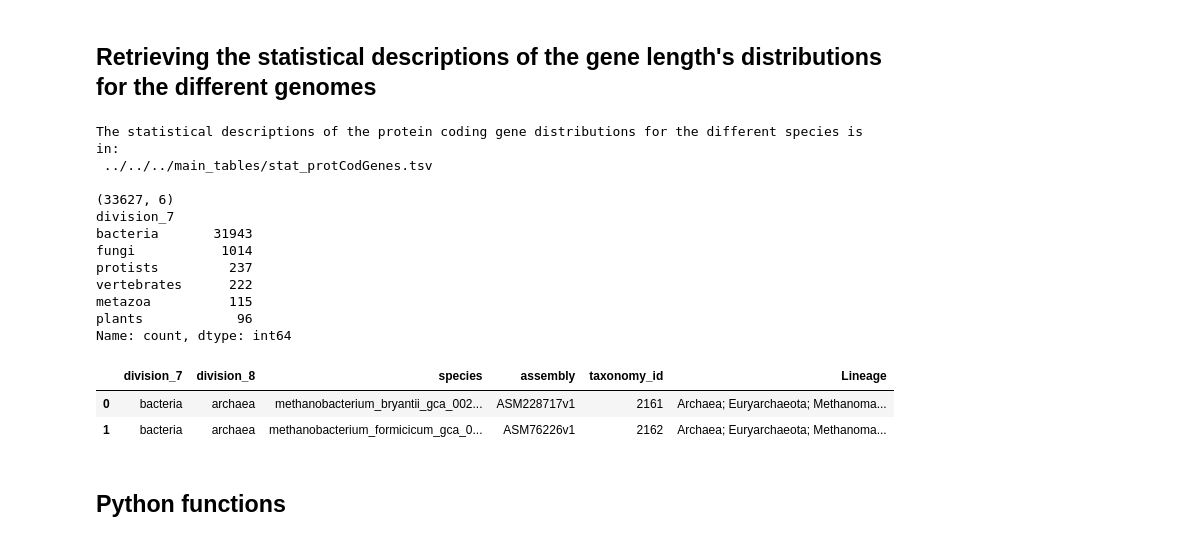
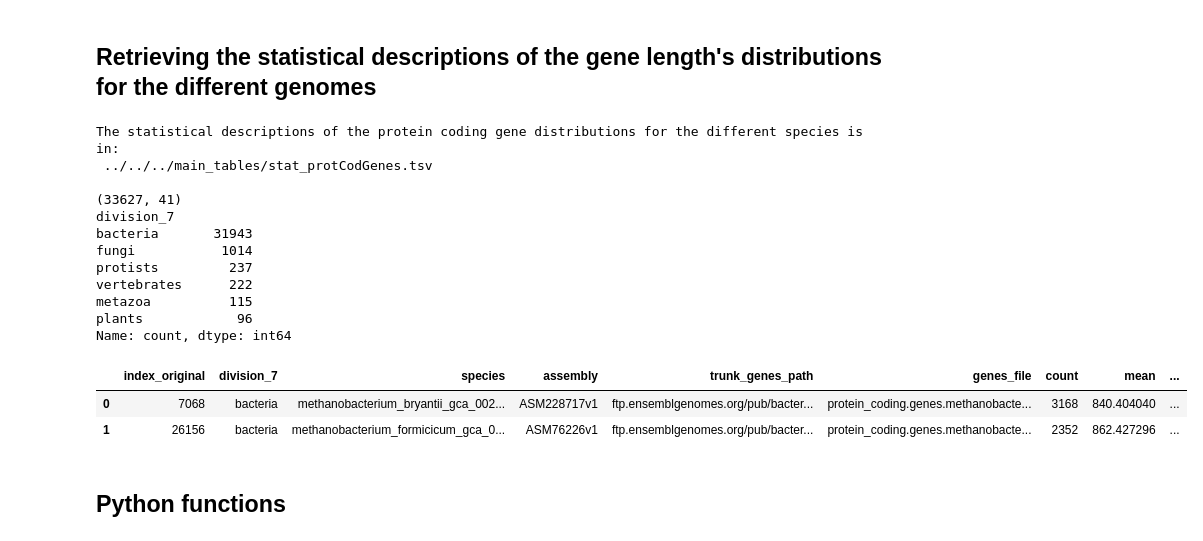
Before and after one commit to emuro/EM_probando, a Jupyter notebook: working_on/analysis/genome_quality/protCodGenes_genome_quality.ipynb, the cells around one changed output. Cells and saved outputs as stored; diff of their text form; code cells hidden in the pictures.

```diff
--- a/working_on/analysis/genome_quality/protCodGenes_genome_quality.ipynb
+++ b/working_on/analysis/genome_quality/protCodGenes_genome_quality.ipynb
@@ -5,50 +5,62 @@
 ## Import python modules
 # %%
 import numpy as np
-#import matplotlib.pyplot as plt
-#from scipy import stats
-#import os
 import pandas as pd
 from pathlib import Path
-#import math
+import os
 #
-#from plotnine import *
-#import warnings
-#warnings.filterwarnings('ignore')
+#
+system = list(os.uname())[0]
+if system == 'Linux':
+    base_dir = "/media/emuro/Nubya/"
+elif system == 'Darwin':
+    base_dir = "/Volumes/Nubya/"
+#
+# init some data paths
+working_on_extra_path  = "../../../"
+main_tables_path       = working_on_extra_path + "main_tables/"
+working_on_tables_path = working_on_extra_path + "working_on_tables/"
+#
+# ensembl (to obtain the genome accession)
+ensembl_Id_path = base_dir + "results/geneLength/outputInputFiles/" + "some_tables/species_Ensembl_taxid/"
+#
+# NCBI genome quality
+home = str(Path.home())  #; print(home)
+NCBI_GENOME_PATH = home + "/Desktop/goingOn/geneLength/NCBI_genomeReports/"
 # %% [markdown]
 ## Retrieving the statistical descriptions of the gene length's distributions for the different genomes
 # %%
 # statistics on length distribution for different species
-working_on_extra_path = "../../../"
-stat_file = working_on_extra_path + "main_tables/stat_protCodGenes.tsv"
+stat_file = main_tables_path + "stat_protCodGenes.tsv"
 print("The statistical descriptions of the protein coding gene distributions for the different species is in:\n", stat_file, "\n")
 
 # retrieve data and diminish the number of columns
 stat_df = pd.read_csv(stat_file, low_memory=False, sep="\t")
-stat_df = stat_df[["division_7", "division_8", "species", "assembly", "taxonomy_id", "Lineage"]]
+# In case you want a simple table:
+# stat_df = stat_df[["division_7", "division_8", "species", "assembly", "taxonomy_id", "Lineage"]]
 
 # visualize the data frame
 if 1:
     print(stat_df.shape)
     print(stat_df.value_counts('division_7', dropna=False))
     pd.set_option('display.max_columns', stat_df.shape[1])
     display(stat_df.head(2))
 # %% [output]
 The statistical descriptions of the protein coding gene distributions for the different species is in:
  ../../../main_tables/stat_protCodGenes.tsv
 
-(33627, 6)
+(33627, 41)
 division_7
 bacteria       31943
 fungi           1014
 protists         237
 vertebrates      222
 metazoa          115
 plants            96
 Name: count, dtype: int64
-|  | division_7 | division_8 | species | assembly | taxonomy_id | Lineage |
-| 0 | bacteria | archaea | methanobacterium_bryantii_gca_002... | ASM228717v1 | 2161 | Archaea; Euryarchaeota; Methanoma... |
-| 1 | bacteria | archaea | methanobacterium_formicicum_gca_0... | ASM76226v1 | 2162 | Archaea; Euryarchaeota; Methanoma... |
+|  | index_original | division_7 | species | assembly | trunk_genes_path | genes_file | count | mean | ... |
+| 0 | 7068 | bacteria | methanobacterium_bryantii_gca_002... | ASM228717v1 | ftp.ensemblgenomes.org/pub/bacter... | protein_coding.genes.methanobacte... | 3168 | 840.404040 | ... |
+| 1 | 26156 | bacteria | methanobacterium_formicicum_gca_0... | ASM76226v1 | ftp.ensemblgenomes.org/pub/bacter... | protein_coding.genes.methanobacte... | 2352 | 862.427296 | ... |
 # %% [markdown]
 ## Python functions
 # %% [markdown]
```
Also changed, not shown: parts of 5 cells of this notebook, 14 other files.
